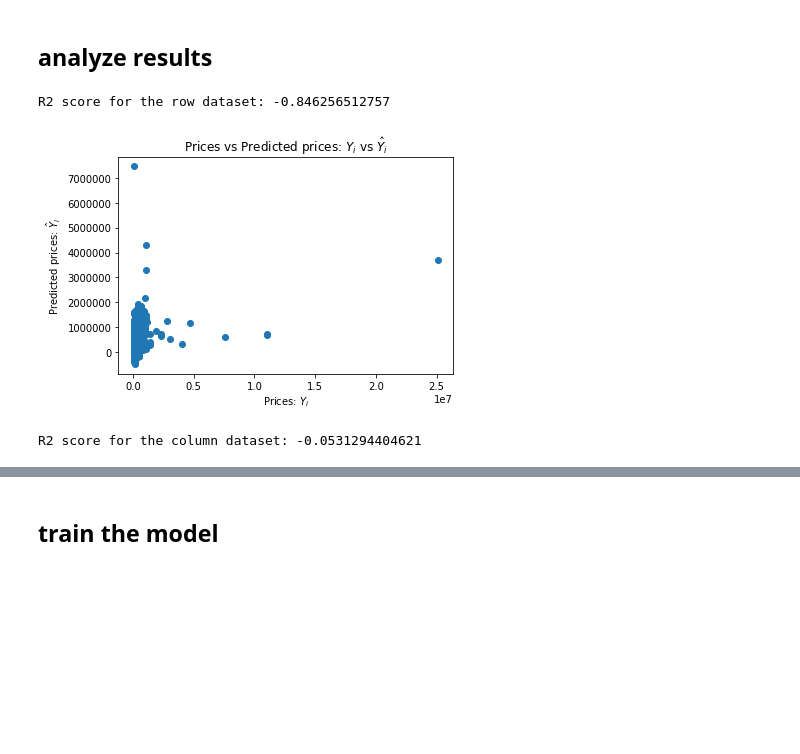
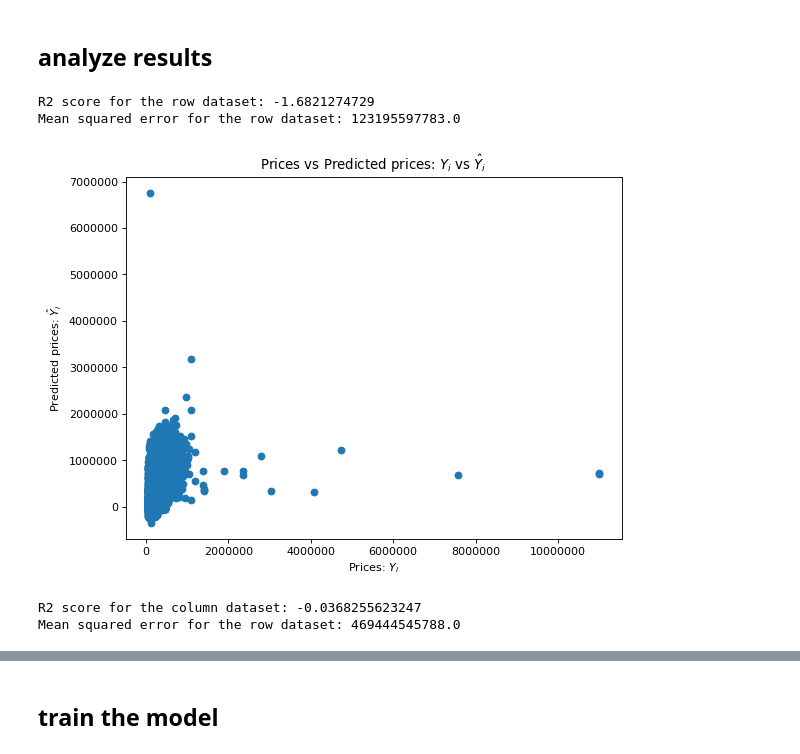
Before and after one commit to rickardsjp/DC_Housing_Tongji, a Jupyter notebook: DC_Housing_Notebook.ipynb, the cells around one changed output, grey strips where cells are left out. Saved outputs shown, nothing was run; the diff lists cells and outputs as text; code cells hidden in the pictures; blank space fills up the shorter version.

```diff
--- a/DC_Housing_Notebook.ipynb
+++ b/DC_Housing_Notebook.ipynb
@@ -259,3 +271,12 @@ data["YR_RMDL"] = np.where(data["YR_RMDL"].isnull(), -1, data["YR_RMDL"])
+# %%
+#convert saledate to datetime
+data['SALEDATE'] = pd.to_datetime(data['SALEDATE'])
+#Calculating the difference in years between Last Sale Date and Year Built
+data['SalevYB']=data['SALEDATE'].dt.year - data['AYB']
+#Calculating the difference in years between Last Sale Date and Year Improved
+data['SalevYI']=data['SALEDATE'].dt.year - data['EYB']
+
+data = data.drop(["SALEDATE", "EYB", "AYB"], axis=1)
 # %% [markdown]
 ## final results
 # %%
@@ -266,7 +287,7 @@ print("Col Count: " + str(data.shape[1]))
 print()
 print(missing_values)
 
-data_col = data.drop(["NUM_UNITS", "STORIES", "GBA", "STYLE", "STRUCT", "GRADE", "CNDTN", "EXTWALL", "ROOF", "INTWALL", "KITCHENS", "ASSESSMENT_SUBNBHD", "CENSUS_BLOCK", "AC"], axis=1)
+data_col = data.drop(["NUM_UNITS", "STORIES", "GBA", "STYLE", "STRUCT", "GRADE", "CNDTN", "EXTWALL", "ROOF", "INTWALL", "KITCHENS", "ASSESSMENT_SUBNBHD", "CENSUS_BLOCK"], axis=1)
 missing_values_col = data_col.isnull().sum()
 print()
 print("--------------------------------------------------")
@@ -277,7 +298,7 @@ print("Col Count: " + str(data_col.shape[1]))
 print()
 print(missing_values_col)
 
-data_row = data[data["STRUCT"].notnull() & data["STYLE"].notnull() & data["GRADE"].notnull() & data["CNDTN"].notnull() & data["EXTWALL"].notnull() & data["ROOF"].notnull() & data["INTWALL"].notnull()  & data["STORIES"].notnull() & data["KITCHENS"].notnull() & data["ASSESSMENT_SUBNBHD"].notnull()  & data["CENSUS_BLOCK"].notnull()  & data["AC"].notnull()]
+data_row = data[data["STRUCT"].notnull() & data["STYLE"].notnull() & data["GRADE"].notnull() & data["CNDTN"].notnull() & data["EXTWALL"].notnull() & data["ROOF"].notnull() & data["INTWALL"].notnull()  & data["STORIES"].notnull() & data["KITCHENS"].notnull() & data["ASSESSMENT_SUBNBHD"].notnull()  & data["CENSUS_BLOCK"].notnull()]
 missing_values_row = data_row.isnull().sum()
 print()
 print("--------------------------------------------------")
@@ -321,3 +339,0 @@ data_col.to_csv("data/data_cleaned_col.csv", index=False)
-# %%
-data_row = data_row.drop(["SALEDATE"], axis=1)
-data_col = data_col.drop(["SALEDATE"], axis=1)
@@ -367,8 +346,8 @@ data_col_one_hot = make_one_hot_encoding(data_col, "WAS_REMODELED")
 data_row_no_cat = data_row
 data_col_no_cat = data_col
 # %%
-data_row_no_cat = data_row_no_cat.drop(["HEAT", "AC", "QUALIFIED", "STYLE", "STRUCT", "GRADE", "CNDTN", "EXTWALL", "INTWALL", "ROOF", "SOURCE", "ZIPCODE", "ASSESSMENT_NBHD", "ASSESSMENT_SUBNBHD", "CENSUS_TRACT", "CENSUS_BLOCK", "WARD", "QUADRANT", "WAS_REMODELED"], axis=1)
-data_col_no_cat = data_col_no_cat.drop(["HEAT", "AC", "QUALIFIED", "SOURCE", "ZIPCODE", "ASSESSMENT_NBHD", "CENSUS_TRACT", "WARD", "QUADRANT", "WAS_REMODELED"], axis=1)
+data_row_no_cat = data_row_no_cat.drop(["HEAT", "AC", "QUALIFIED", "STYLE", "STRUCT", "GRADE", "CNDTN", "EXTWALL", "INTWALL", "ROOF", "ZIPCODE", "ASSESSMENT_NBHD", "ASSESSMENT_SUBNBHD", "CENSUS_TRACT", "CENSUS_BLOCK", "WARD", "QUADRANT", "WAS_REMODELED"], axis=1)
+data_col_no_cat = data_col_no_cat.drop(["HEAT", "AC", "QUALIFIED", "ZIPCODE", "ASSESSMENT_NBHD", "CENSUS_TRACT", "WARD", "QUADRANT", "WAS_REMODELED"], axis=1)
 # %% [markdown]
 ## split the data (x and y)
 # %%
@@ -426,20 +405,29 @@ y_col_lin_pred = linreg_col.predict(x_col_no_cat_test)
 ## analyze results
 # %%
 row_lin_score = linreg_row.score(x_row_no_cat_test, y_row_test)
+row_lin_msqe = mean_squared_error(y_row_test, y_row_lin_pred)
 print("R2 score for the row dataset: " + str(row_lin_score))
+print("Mean squared error for the row dataset: " + str(row_lin_msqe))
 # %% [output]
-R2 score for the row dataset: -0.846256512757
+R2 score for the row dataset: -1.6821274729
+Mean squared error for the row dataset: 123195597783.0
 # %%
+figure(num=None, figsize=(8, 6), dpi=80, facecolor='w', edgecolor='k')
+plt.ticklabel_format(style = 'plain')
+
 plt.scatter(y_row_test, y_row_lin_pred)
 plt.xlabel("Prices: $Y_i$")
 plt.ylabel("Predicted prices: $\hat{Y}_i$")
 plt.title("Prices vs Predicted prices: $Y_i$ vs $\hat{Y}_i$")
 plt.show()
 # %% [output]
-[figure, old version]
+[figure, new version]
 # %%
 col_lin_score = linreg_col.score(x_col_no_cat_test, y_col_test)
+col_lin_msqe = mean_squared_error(y_col_test, y_col_lin_pred)
 print("R2 score for the column dataset: " + str(col_lin_score))
+print("Mean squared error for the row dataset: " + str(col_lin_msqe))
 # %% [output]
-R2 score for the column dataset: -0.0531294404621
+R2 score for the column dataset: -0.0368255623247
+Mean squared error for the row dataset: 469444545788.0
 # %%
```
Also changed, not shown: parts of 32 cells of this notebook, 2 other files.
